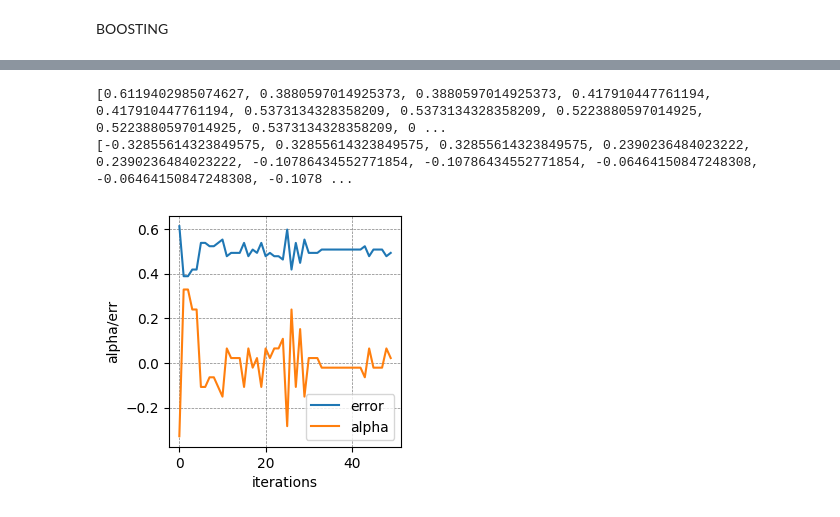
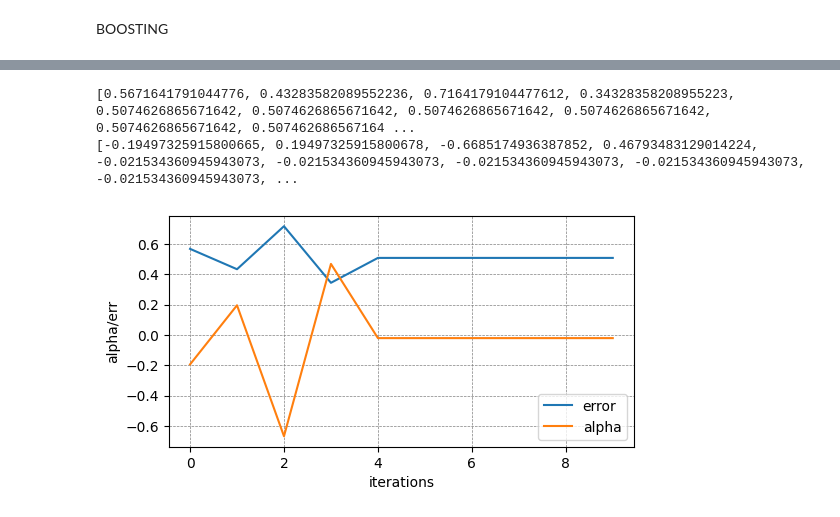
Before and after one commit to fabfabretti/data-mining-project, a Jupyter notebook: 4 - boosting.ipynb, the cells around one changed output, grey strips where cells are left out. Cells and saved outputs as stored; diff of their text form; code cells hidden in the pictures.

```diff
--- a/4 - boosting.ipynb
+++ b/4 - boosting.ipynb
@@ -220,7 +220,8 @@ def print_dataset_state(dataset_X,dataset_Y,dataset_ST,dataset_V,dataset_W=None,
         indexes = range(0,len(dataset_X))
 
     for i in indexes:
-        print(f"{i}\tl.{len(dataset_X[i])}\t{dataset_Y[i]}\t{dataset_ST[i]}\t{dataset_V[i]}\t{dataset_W[i] if dataset_W else "file="}",)
+        uneaten = [entry for entry in dataset_X[i] if entry[0] >= dataset_ST[i]]
+        print(f"{i}\tl.{len(uneaten)}\t{dataset_Y[i]}\t{dataset_ST[i]}\t{dataset_V[i]}\t{dataset_W[i] if dataset_W else "file="}",)
     print(f"# entries: {len(dataset_X)}, entropy={float(compute_entropy(dataset_Y)):4.3}")
 
 
@@ -369,7 +370,7 @@ class SequenceTrunk(Tree):
         return max_dl
 
     # Given a d,l couple, split the dataset in two and update starting times and dataset values.
-    def __perform_event_test(self,max_dl,indexes,dataset_X,dataset_ST,dataset_V,verbose=False):
+    def perform_event_test(self,max_dl,indexes,dataset_X,dataset_ST,dataset_V,verbose=False):
         # divide dataset in t and f...
         i_T = []
         i_F = []
@@ -489,7 +490,7 @@ class SequenceTrunk(Tree):
             max_dl, max_dl_ig = self.__maximize_IG_event(dataset_X,dataset_Y,dataset_ST,range(len(dataset_X)),False,howmany=30,random_sampling=False)
             node = self.create_node_event(max_dl,parent,branch,compute_entropy(dataset_Y),len(dataset_Y),max_dl_ig)
 
-            i_T, i_F, dataset_ST, dataset_V=self.__perform_event_test(max_dl,indexes,dataset_X,dataset_ST,dataset_V)
+            i_T, i_F, dataset_ST, dataset_V=self.perform_event_test(max_dl,indexes,dataset_X,dataset_ST,dataset_V)
 
             self.fit([dataset_X[i] for i in i_T],[dataset_Y[i] for i in i_T],[dataset_V[i] for i in i_T],[dataset_ST[i] for i in i_T],max_depth,node,"t",depth+1,[indexes[i] for i in i_T])
             self.fit([dataset_X[i] for i in i_F],[dataset_Y[i] for i in i_F],[dataset_V[i] for i in i_F],[dataset_ST[i] for i in i_F],max_depth,node,"f",depth+1,[indexes[i] for i in i_F])
@@ -499,6 +500,7 @@ class SequenceTrunk(Tree):
 
             # If the separation didn't actually separate a result, just make a class node..
             if max_value_ig == 0.0:
+                print("!!!!!!!!!!!!!!!!!!!!!!!!!!!!!!!!!!!!!!")
                 classification = -1 if sum(dataset_Y) <= 0.5 else 1
                 self.create_node_class(classification=classification,parent=parent,branch=branch,entropy=compute_entropy(dataset_Y),size=len(dataset_Y),index=indexes)
                 return
@@ -533,7 +535,7 @@ class SequenceTrunk(Tree):
         if "dl" in node.data.keys():
             if verbose:
                 print("dl test")
-            i_T,i_F,entry_ST,entry_V = self.__perform_event_test(node.data["dl"],None,entry_X,entry_ST,entry_V)
+            i_T,i_F,entry_ST,entry_V = self.perform_event_test(node.data["dl"],None,entry_X,entry_ST,entry_V)
 
             branch = "t" if i_T else "f"
             next_node = list(filter(lambda x : x.data["branch"]==branch,children))[0]
@@ -675,20 +675,20 @@ def print_weights_status(training_W,training_alpha,training_phi,dataset_Y,alpha,
 # %%
 def find_best_trunk(dataset_X,dataset_ST,dataset_Y,dataset_V,weights):
 
-    # Generate sampled dataset
-    sampled_X = []
-    sampled_ST = []
-    sampled_V = []
-    sampled_Y = []
-    sampled_indexes = []
-    for _ in range(0,100):
-        # 1. Extract one item. THE LIKELIHOOD MUST BE ACCORDING TO WEIGHTS.
-        sample = random.choices(range(0,len(dataset_X)), weights=weights, k=1)[0]
-        sampled_X.append(dataset_X[sample])
-        sampled_ST.append(dataset_ST[sample])
-        sampled_V.append(dataset_V[sample])
-        sampled_Y.append(dataset_Y[sample])
-        sampled_indexes.append(sample)
+        # Generate sampled dataset
+        sampled_X = []
+        sampled_ST = []
+        sampled_V = []
+        sampled_Y = []
+        sampled_indexes = []
+        for _ in range(0,1000):
+            # 1. Extract one item. THE LIKELIHOOD MUST BE ACCORDING TO WEIGHTS.
+            sample = random.choices(range(0,len(dataset_X)), weights=weights, k=1)[0]
+            sampled_X.append(dataset_X[sample])
+            sampled_ST.append(dataset_ST[sample])
+            sampled_V.append(dataset_V[sample])
+            sampled_Y.append(dataset_Y[sample])
+            sampled_indexes.append(sample)
 
     # Find tree
     tree = SequenceTrunk()
@@ -825,21 +841,20 @@ AttributeError: 'SequenceTrunk' object has no attribute '__perform_event_test'
 # %%
-
 def print_alphas(training_alpha,training_errs):
     import matplotlib.pyplot as plt
-    plt.figure(figsize=(3,3))  # Width, Height in inches
+    plt.figure(figsize=(6,3))  # Width, Height in inches
     # Adding labels
     plt.xlabel('iterations')
     plt.ylabel('alpha/err')
     plt.plot(training_errs,label="error")
     plt.plot(training_alpha,label="alpha")
     _ = plt.legend(loc='lower right')
     plt.grid(color='grey', linestyle='--', linewidth=.5)
     # Displaying the plot
     plt.show()
 print(training_errs)
 print(training_alpha)
 print_alphas(training_alpha,training_errs)
 # %% [output]
-[0.6119402985074627, 0.3880597014925373, 0.3880597014925373, 0.417910447761194, 0.417910447761194, 0.5373134328358209, 0.5373134328358209, 0.5223880597014925, 0.5223880597014925, 0.5373134328358209, 0 ...
-[-0.32855614323849575, 0.32855614323849575, 0.32855614323849575, 0.2390236484023222, 0.2390236484023222, -0.10786434552771854, -0.10786434552771854, -0.06464150847248308, -0.06464150847248308, -0.1078 ...
+[0.5671641791044776, 0.43283582089552236, 0.7164179104477612, 0.34328358208955223, 0.5074626865671642, 0.5074626865671642, 0.5074626865671642, 0.5074626865671642, 0.5074626865671642, 0.507462686567164 ...
+[-0.19497325915800665, 0.19497325915800678, -0.6685174936387852, 0.46793483129014224, -0.021534360945943073, -0.021534360945943073, -0.021534360945943073, -0.021534360945943073, -0.021534360945943073, ...
-[figure, old version]
+[figure, new version]
```
Also changed, not shown: parts of 4 cells of this notebook, 4 other files.
